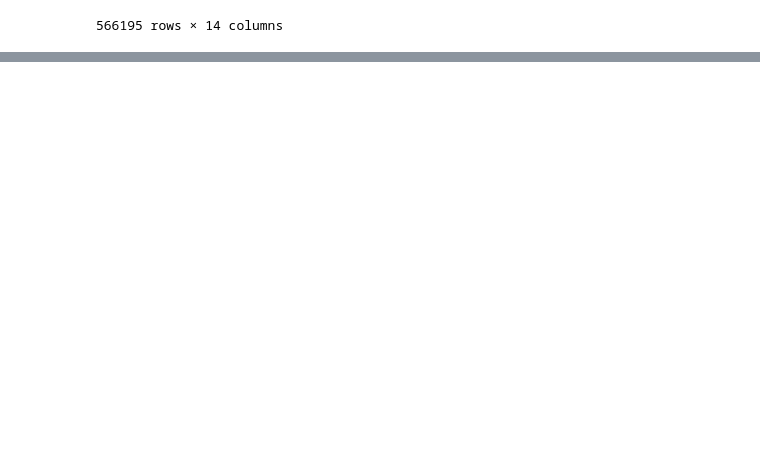
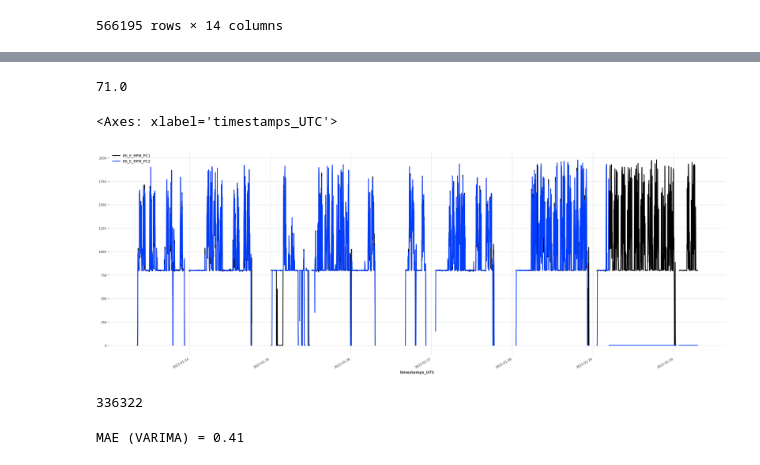
Before and after one commit to AdelNehili/INFOF423_DataMining, a Jupyter notebook: src/data_exploration.ipynb, the cells around one changed output, grey strips where cells are left out. Cells and saved outputs as stored; diff of their text form; code cells hidden in the pictures; blank space fills up the shorter version.

```diff
--- a/src/data_exploration.ipynb
+++ b/src/data_exploration.ipynb
@@ -468,0 +494,38 @@ data[(data["RS_E_RPM_PC1"] > 2500) | (data["RS_E_RPM_PC2"] > 2500)]
+# %%
+timeseries = data[data['mapped_veh_id'] == 172].sort_values(by="timestamps_UTC")
+timeseries["timestamps_UTC"] = pd.to_datetime(timeseries["timestamps_UTC"])
+timeseries = timeseries.set_index("timestamps_UTC")
+timeseries = timeseries[timeseries["RS_E_InAirTemp_PC1"] < 200]
+timeseries = timeseries.resample("2Min").mean()
+# %%
+timeseries["RS_E_InAirTemp_PC1"].max()
+# %% [output]
+71.0
+# %%
+components = [
+    #"RS_E_OilPress_PC1",
+    #"RS_E_OilPress_PC2",
+    "RS_E_RPM_PC1",
+    "RS_E_RPM_PC2",
+    #"RS_E_InAirTemp_PC1",
+    #"RS_E_InAirTemp_PC2",
+    #"RS_E_WatTemp_PC1",
+    #"RS_E_WatTemp_PC2",
+    #"RS_T_OilTemp_PC1",
+    #"RS_T_OilTemp_PC2"
+]
+# %%
+series = TimeSeries.from_dataframe(timeseries,
+                                   value_cols= components,
+                                    fill_missing_dates=True,
+                                )
+# %%
+plt.figure(figsize=(30,10))
+series[:5000].plot()
+# %% [output]
+<Axes: xlabel='timestamps_UTC'>
+[figure, added]
+# %%
+len(series)
+# %% [output]
+336322
@@ -468,0 +550,7 @@ data[(data["RS_E_RPM_PC1"] > 2500) | (data["RS_E_RPM_PC2"] > 2500)]
+# %%
+model_VARIMA = VARIMA(p=12, d=0, q=0, trend="n")
+# training and prediction with the VARIMA model
+forecast_VARIMA = fit_and_pred(model_VARIMA, training_scaled, validation_scaled)
+print("MAE (VARIMA) = {:.2f}".format(mae(validation_scaled, forecast_VARIMA)))
+# %% [output]
+MAE (VARIMA) = 0.41
```
Also changed, not shown: parts of 27 cells of this notebook, 5 other files.
